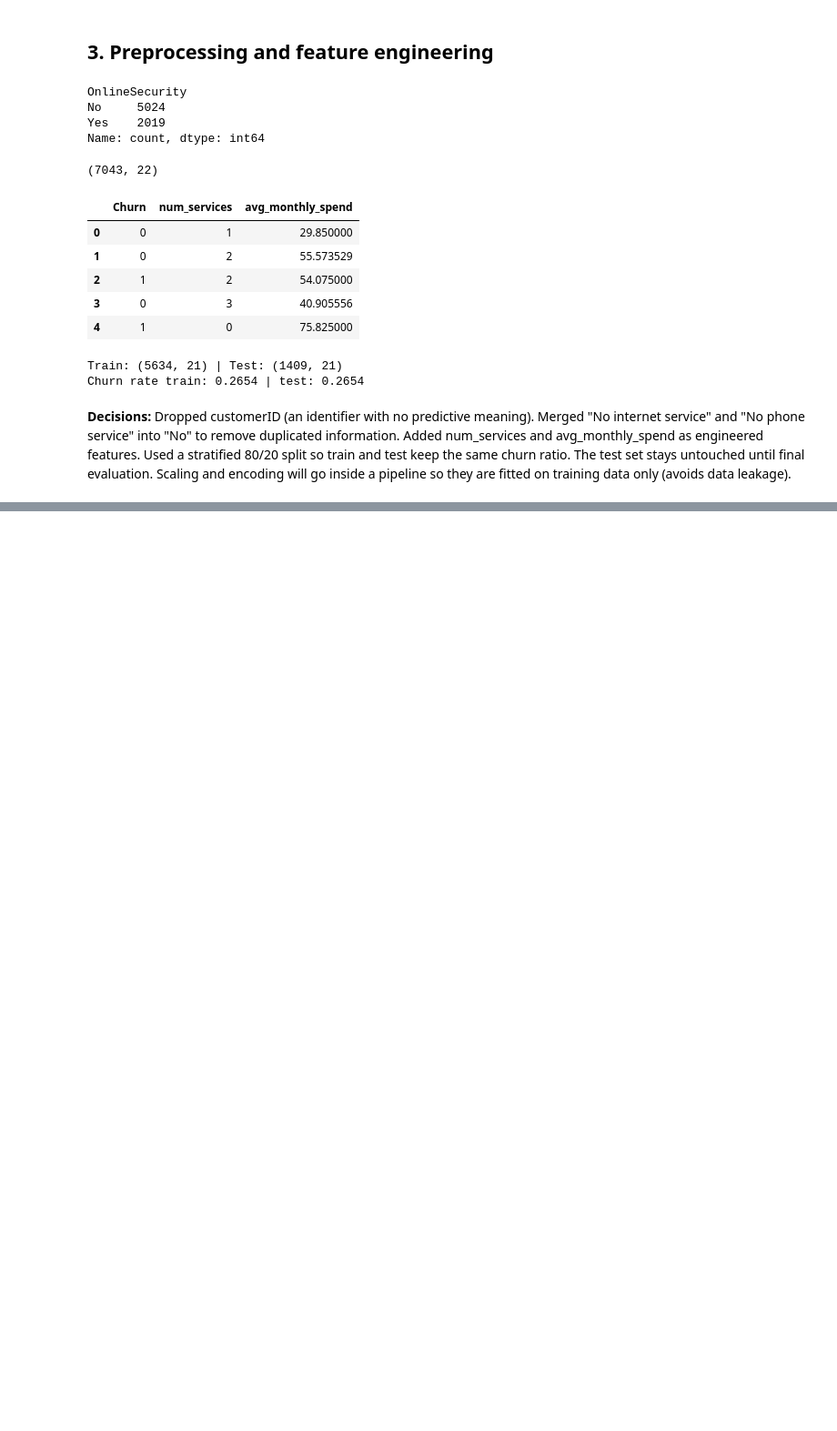
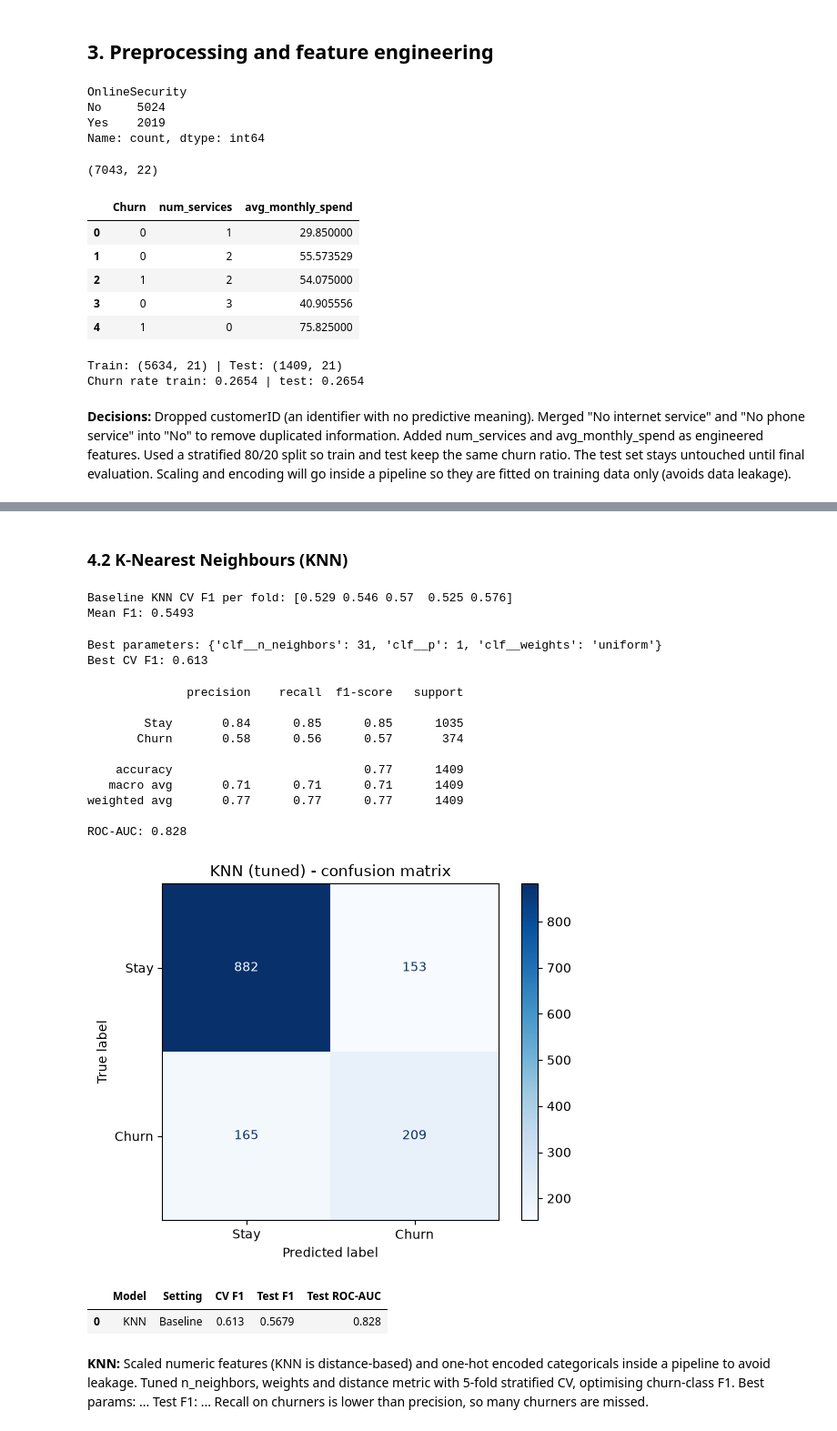
Before and after one commit to urmaneeshjayawardena/telco-churn, a Jupyter notebook: churn_classification.ipynb, the cells around one changed output, grey strips where cells are left out. Shown at 91% size. Saved outputs shown, nothing was run; the diff lists cells and outputs as text; code cells hidden in the pictures; blank space fills up the shorter version.

```diff
--- a/churn_classification.ipynb
+++ b/churn_classification.ipynb
@@ -191,0 +213,78 @@ Churn rate train: 0.2654 | test: 0.2654
+# %% [markdown]
+### 4.2 K-Nearest Neighbours (KNN)
+# %%
+from sklearn.neighbors import KNeighborsClassifier
+from sklearn.model_selection import StratifiedKFold, cross_val_score
+
+cv = StratifiedKFold(n_splits=5, shuffle=True, random_state=42)
+
+knn_base = Pipeline([
+    ("prep", preprocessor),
+    ("clf", KNeighborsClassifier()),
+])
+
+scores = cross_val_score(knn_base, X_train, y_train, cv=cv, scoring="f1")
+print("Baseline KNN CV F1 per fold:", scores.round(3))
+print("Mean F1:", scores.mean().round(4))
+# %% [output]
+Baseline KNN CV F1 per fold: [0.529 0.546 0.57  0.525 0.576]
+Mean F1: 0.5493
+# %%
+from sklearn.model_selection import GridSearchCV
+
+param_grid = {
+    "clf__n_neighbors": [3, 5, 7, 11, 15, 21, 31],
+    "clf__weights": ["uniform", "distance"],
+    "clf__p": [1, 2],
+}
+
+knn_grid = GridSearchCV(knn_base, param_grid, cv=cv, scoring="f1", n_jobs=-1)
+knn_grid.fit(X_train, y_train)
+
+print("Best parameters:", knn_grid.best_params_)
+print("Best CV F1:", round(knn_grid.best_score_, 4))
+# %% [output]
+Best parameters: {'clf__n_neighbors': 31, 'clf__p': 1, 'clf__weights': 'uniform'}
+Best CV F1: 0.613
+# %%
+import os
+os.makedirs("figures", exist_ok=True)
+from sklearn.metrics import (classification_report, confusion_matrix,
+                             ConfusionMatrixDisplay, roc_auc_score, f1_score)
+
+y_pred = knn_grid.predict(X_test)
+y_prob = knn_grid.predict_proba(X_test)[:, 1]
+
+print(classification_report(y_test, y_pred, target_names=["Stay", "Churn"]))
+print("ROC-AUC:", round(roc_auc_score(y_test, y_prob), 4))
+
+ConfusionMatrixDisplay(confusion_matrix(y_test, y_pred), display_labels=["Stay", "Churn"]).plot(cmap="Blues")
+plt.title("KNN (tuned) - confusion matrix")
+plt.savefig("figures/04_knn_confusion_matrix.png", dpi=150)
+plt.show()
+# %% [output]
+              precision    recall  f1-score   support
+
+        Stay       0.84      0.85      0.85      1035
+       Churn       0.58      0.56      0.57       374
+
+    accuracy                           0.77      1409
+   macro avg       0.71      0.71      0.71      1409
+weighted avg       0.77      0.77      0.77      1409
+
+ROC-AUC: 0.828
+[figure, added]
+# %%
+results = []
+results.append({
+    "Model": "KNN", "Setting": "Baseline",
+    "CV F1": round(knn_grid.best_score_, 4),
+    "Test F1": round(f1_score(y_test, y_pred), 4),
+    "Test ROC-AUC": round(roc_auc_score(y_test, y_prob), 4),
+})
+pd.DataFrame(results)
+# %% [output]
+|  | Model | Setting | CV F1 | Test F1 | Test ROC-AUC |
+| 0 | KNN | Baseline | 0.613 | 0.5679 | 0.828 |
+# %% [markdown]
+**KNN:** Scaled numeric features (KNN is distance-based) and one-hot encoded categoricals inside a pipeline to avoid leakage. Tuned n_neighbors, weights and distance metric with 5-fold stratified CV, optimising churn-class F1. Best params: ... Test F1: ... Recall on churners is lower than precision, so many churners are missed.
```
Also changed, not shown: parts of 2 cells of this notebook, 2 other files.
